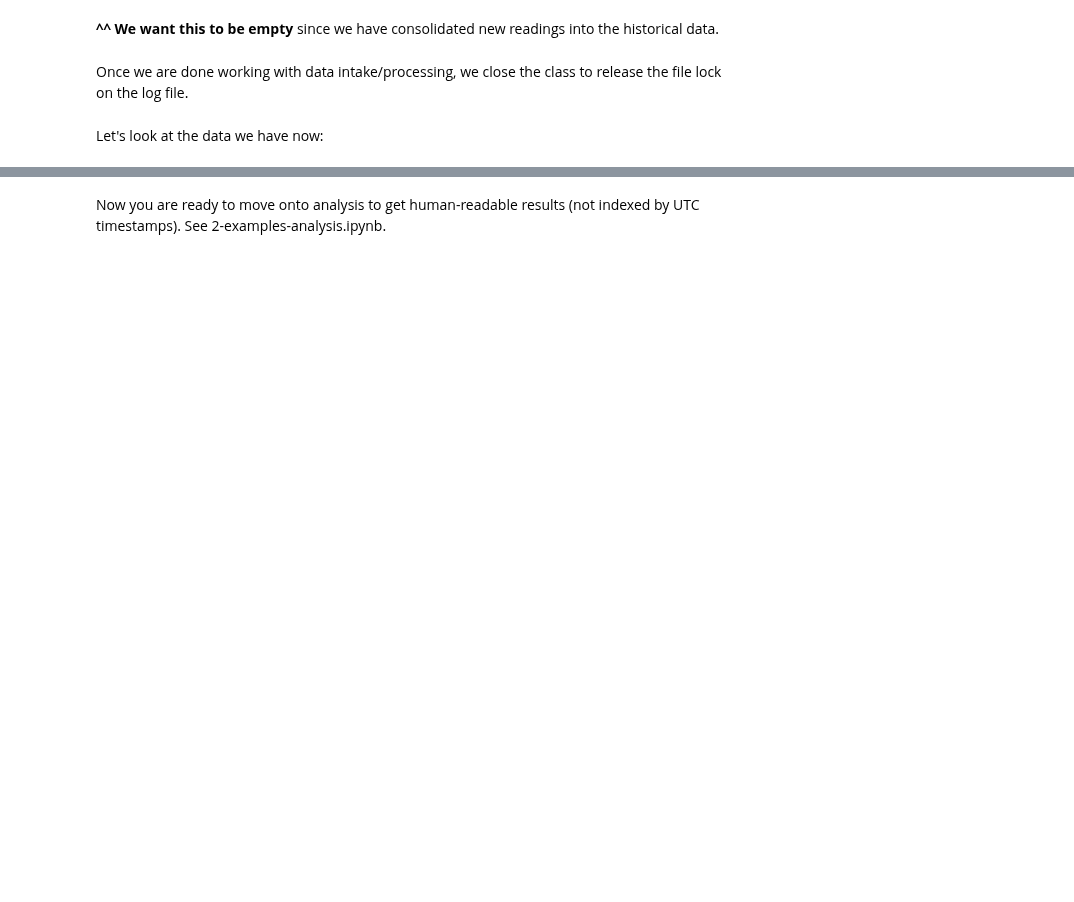
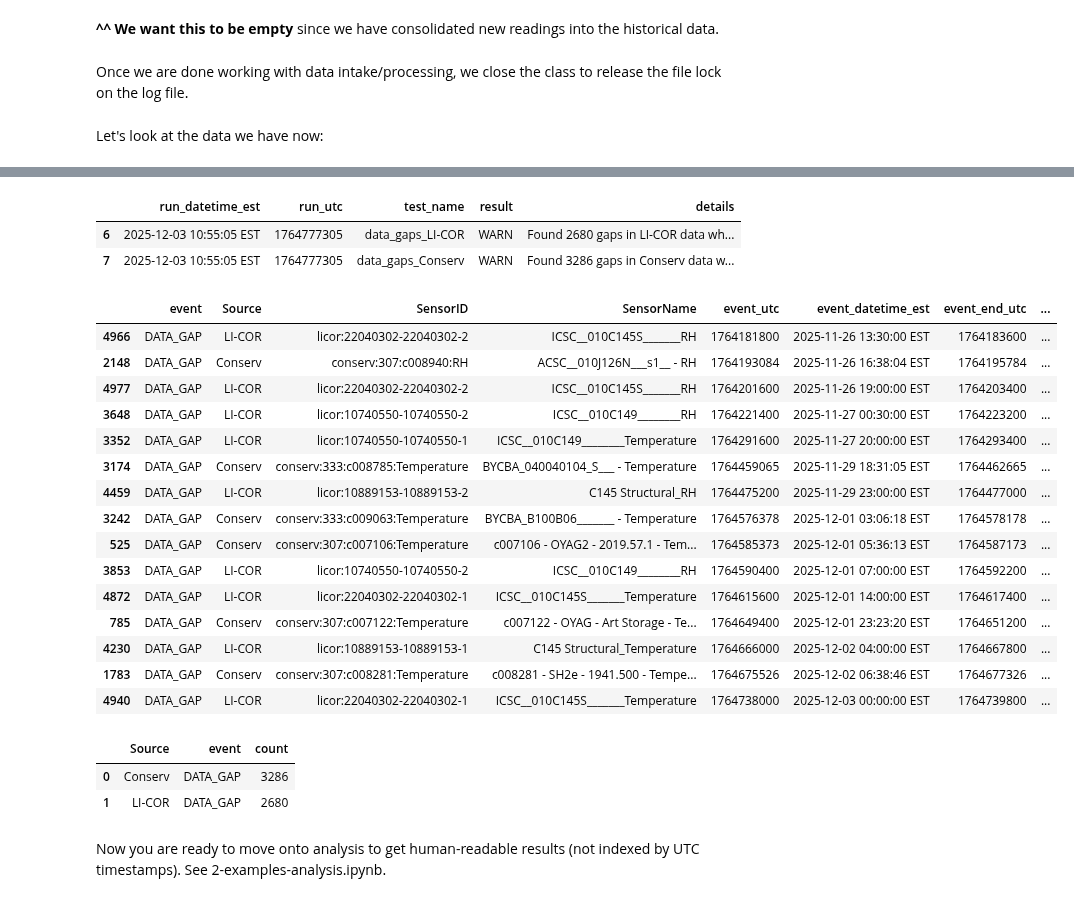
Before and after one commit to Environmental-Pipeline/environmental-sensor-poc, a Jupyter notebook: experiments/1-examples-cron.ipynb, the cells around one changed output, grey strips where cells are left out. Saved outputs shown, nothing was run; the diff lists cells and outputs as text; code cells hidden in the pictures; blank space fills up the shorter version.

```diff
--- a/experiments/1-examples-cron.ipynb
+++ b/experiments/1-examples-cron.ipynb
@@ -162,2 +334,39 @@ ORDER BY sr.SensorReadingUTC
+# %%
+# Validation results that did not pass.
+validation_results[validation_results['result'] != "PASS"]
+# %% [output]
+|  | run_datetime_est | run_utc | test_name | result | details |
+| 6 | 2025-12-03 10:55:05 EST | 1764777305 | data_gaps_LI-COR | WARN | Found 2680 gaps in LI-COR data wh... |
+| 7 | 2025-12-03 10:55:05 EST | 1764777305 | data_gaps_Conserv | WARN | Found 3286 gaps in Conserv data w... |
+# %%
+# Read ../data/alerts.csv
+alerts = pd.read_csv('../data/alerts.csv')
+alerts.sample(15).sort_values(by='event_utc')
+# %% [output]
+|  | event | Source | SensorID | SensorName | event_utc | event_datetime_est | event_end_utc | ... |
+| 4966 | DATA_GAP | LI-COR | licor:22040302-22040302-2 | ICSC__010C145S_______RH | 1764181800 | 2025-11-26 13:30:00 EST | 1764183600 | ... |
+| 2148 | DATA_GAP | Conserv | conserv:307:c008940:RH | ACSC__010J126N___s1__ - RH | 1764193084 | 2025-11-26 16:38:04 EST | 1764195784 | ... |
+| 4977 | DATA_GAP | LI-COR | licor:22040302-22040302-2 | ICSC__010C145S_______RH | 1764201600 | 2025-11-26 19:00:00 EST | 1764203400 | ... |
+| 3648 | DATA_GAP | LI-COR | licor:10740550-10740550-2 | ICSC__010C149________RH | 1764221400 | 2025-11-27 00:30:00 EST | 1764223200 | ... |
+| 3352 | DATA_GAP | LI-COR | licor:10740550-10740550-1 | ICSC__010C149________Temperature | 1764291600 | 2025-11-27 20:00:00 EST | 1764293400 | ... |
+| 3174 | DATA_GAP | Conserv | conserv:333:c008785:Temperature | BYCBA_040040104_S___ - Temperature | 1764459065 | 2025-11-29 18:31:05 EST | 1764462665 | ... |
+| 4459 | DATA_GAP | LI-COR | licor:10889153-10889153-2 | C145 Structural_RH | 1764475200 | 2025-11-29 23:00:00 EST | 1764477000 | ... |
+| 3242 | DATA_GAP | Conserv | conserv:333:c009063:Temperature | BYCBA_B100B06_______ - Temperature | 1764576378 | 2025-12-01 03:06:18 EST | 1764578178 | ... |
+| 525 | DATA_GAP | Conserv | conserv:307:c007106:Temperature | c007106 - OYAG2 - 2019.57.1 - Tem... | 1764585373 | 2025-12-01 05:36:13 EST | 1764587173 | ... |
+| 3853 | DATA_GAP | LI-COR | licor:10740550-10740550-2 | ICSC__010C149________RH | 1764590400 | 2025-12-01 07:00:00 EST | 1764592200 | ... |
+| 4872 | DATA_GAP | LI-COR | licor:22040302-22040302-1 | ICSC__010C145S_______Temperature | 1764615600 | 2025-12-01 14:00:00 EST | 1764617400 | ... |
+| 785 | DATA_GAP | Conserv | conserv:307:c007122:Temperature | c007122 - OYAG - Art Storage - Te... | 1764649400 | 2025-12-01 23:23:20 EST | 1764651200 | ... |
+| 4230 | DATA_GAP | LI-COR | licor:10889153-10889153-1 | C145 Structural_Temperature | 1764666000 | 2025-12-02 04:00:00 EST | 1764667800 | ... |
+| 1783 | DATA_GAP | Conserv | conserv:307:c008281:Temperature | c008281 - SH2e - 1941.500 - Tempe... | 1764675526 | 2025-12-02 06:38:46 EST | 1764677326 | ... |
+| 4940 | DATA_GAP | LI-COR | licor:22040302-22040302-1 | ICSC__010C145S_______Temperature | 1764738000 | 2025-12-03 00:00:00 EST | 1764739800 | ... |
+# %%
+# Group alerts by Source ans event.
+alerts.groupby(['Source', 'event']).size().reset_index(name='count')
+
+# No alerts (only data gaps) means all readings were within thresholds.
+# %% [output]
+|  | Source | event | count |
+| 0 | Conserv | DATA_GAP | 3286 |
+| 1 | LI-COR | DATA_GAP | 2680 |
 # %% [markdown]
 Now you are ready to move onto analysis to get human-readable results (not indexed by UTC timestamps). See 2-examples-analysis.ipynb.
```
Also changed, not shown: parts of 17 cells of this notebook, 5 other files.
